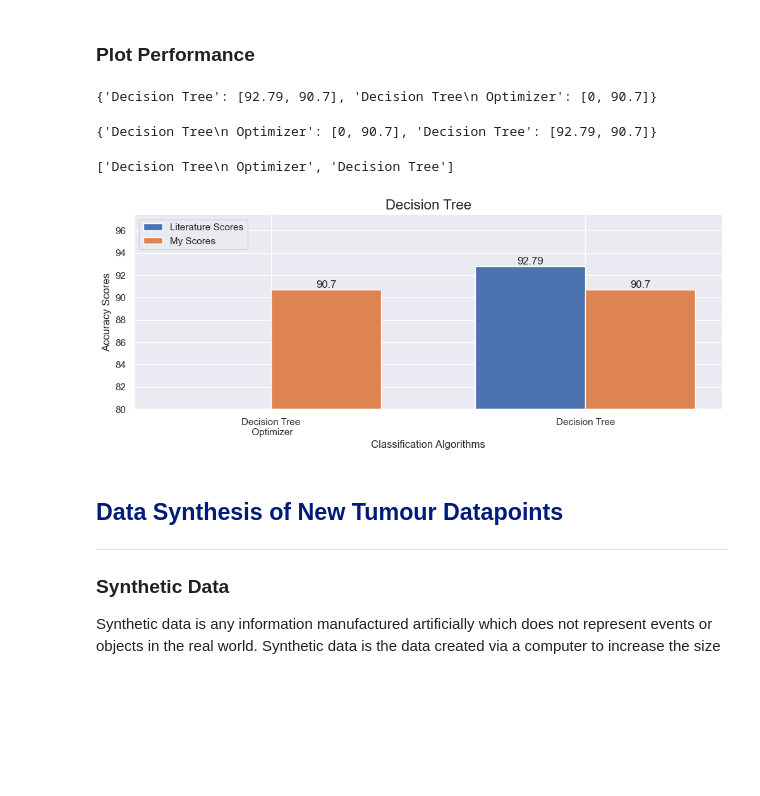
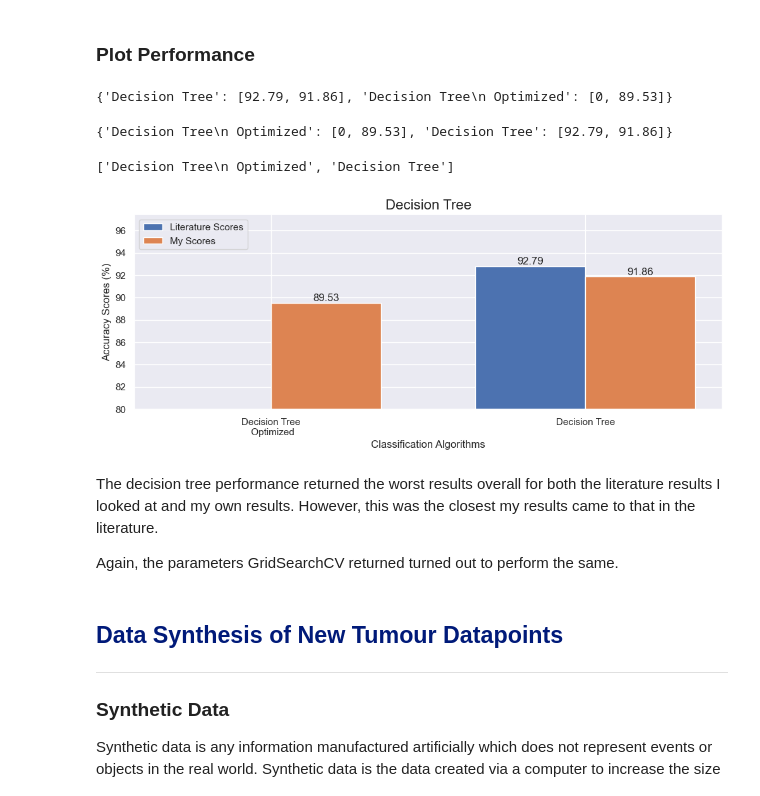
Before and after one commit to ShaneOG2/ProgrammingForDAp2, a Jupyter notebook: Analysis.ipynb, the cells around one changed output. Cells and saved outputs as stored; diff of their text form; code cells hidden in the pictures; blank space fills up the shorter version.

```diff
--- a/Analysis.ipynb
+++ b/Analysis.ipynb
@@ -1701,12 +1719,12 @@ my_dtop_acc = round(getAccuracy(getConfusionValues(dt_op_cm)) * 100, 2)
 # Create dict with results for literature and my results
 both_dt_accuracy_scores = {
     "Decision Tree": [DT_acc, my_dt_acc],
-    "Decision Tree\n Optimizer": [0, my_dtop_acc]
+    "Decision Tree\n Optimized": [0, my_dtop_acc]
 }
 
 both_dt_accuracy_scores
 # %% [output]
-{'Decision Tree': [92.79, 90.7], 'Decision Tree\n Optimizer': [0, 90.7]}
+{'Decision Tree': [92.79, 91.86], 'Decision Tree\n Optimized': [0, 89.53]}
 # %%
 # Sort by literature results
 both_sorted_dt_accuracy_scores = {}
@@ -1717,7 +1735,7 @@ for w in sorted_keys:
 
 both_sorted_dt_accuracy_scores
 # %% [output]
-{'Decision Tree\n Optimizer': [0, 90.7], 'Decision Tree': [92.79, 90.7]}
+{'Decision Tree\n Optimized': [0, 89.53], 'Decision Tree': [92.79, 91.86]}
 # %%
 # Separate results and labels for plot
 literature_scores3 = [elem[0] for elem in both_sorted_dt_accuracy_scores.values()]
@@ -1725,40 +1743,44 @@ my_scores3 = [elem[1] for elem in both_sorted_dt_accuracy_scores.values()]
 labels3 = [elem for elem in both_sorted_dt_accuracy_scores.keys()]
 labels3
 # %% [output]
-['Decision Tree\n Optimizer', 'Decision Tree']
+['Decision Tree\n Optimized', 'Decision Tree']
 # %%
 # Set up plot
 fig, ax = plt.subplots(figsize=(12,4))
 
 # Index through number of sets of bars
 index = np.arange(2)
 bar_width = 0.35
 
 # Plot literature vs my scores
 fig1 = plt.bar(index, literature_scores3, align='edge', width=bar_width, label='Literature Scores')
 fig2 = plt.bar(index + bar_width, my_scores3, align='edge', width=bar_width, label='My Scores')
 
 # Legend
 plt.legend(loc='upper left')
 
 # Position of x bars and labels
 plt.xticks(np.arange(len(literature_scores3)))
 ax.set_xticks(index + bar_width)
 ax.set_xticklabels(labels3)
 
 # Rescales y axis to begin at 80
 plt.ylim(bottom = 80)
 
 # Scores on top of bars
 plt.bar_label(fig1, labels = literature_scores3);
 plt.bar_label(fig2, labels = my_scores3);
 
 # Labels and titles
 ax.set_xlabel("Classification Algorithms")
-ax.set_ylabel("Accuracy Scores")
+ax.set_ylabel("Accuracy Scores (%)")
 ax.set_title("Decision Tree", fontsize = 16);
 # %% [output]
-[figure, old version]
+[figure, new version]
+# %% [markdown]
+The decision tree performance returned the worst results overall for both the literature results I looked at and my own results. However, this was the closest my results came to that in the literature.
+
+Again, the parameters GridSearchCV returned turned out to perform the same.
 # %% [markdown]
 <h2 style="color: #001a79;">Data Synthesis of New Tumour Datapoints</h2>
 
```
Also changed, not shown: parts of 15 cells of this notebook, 1 other file.
